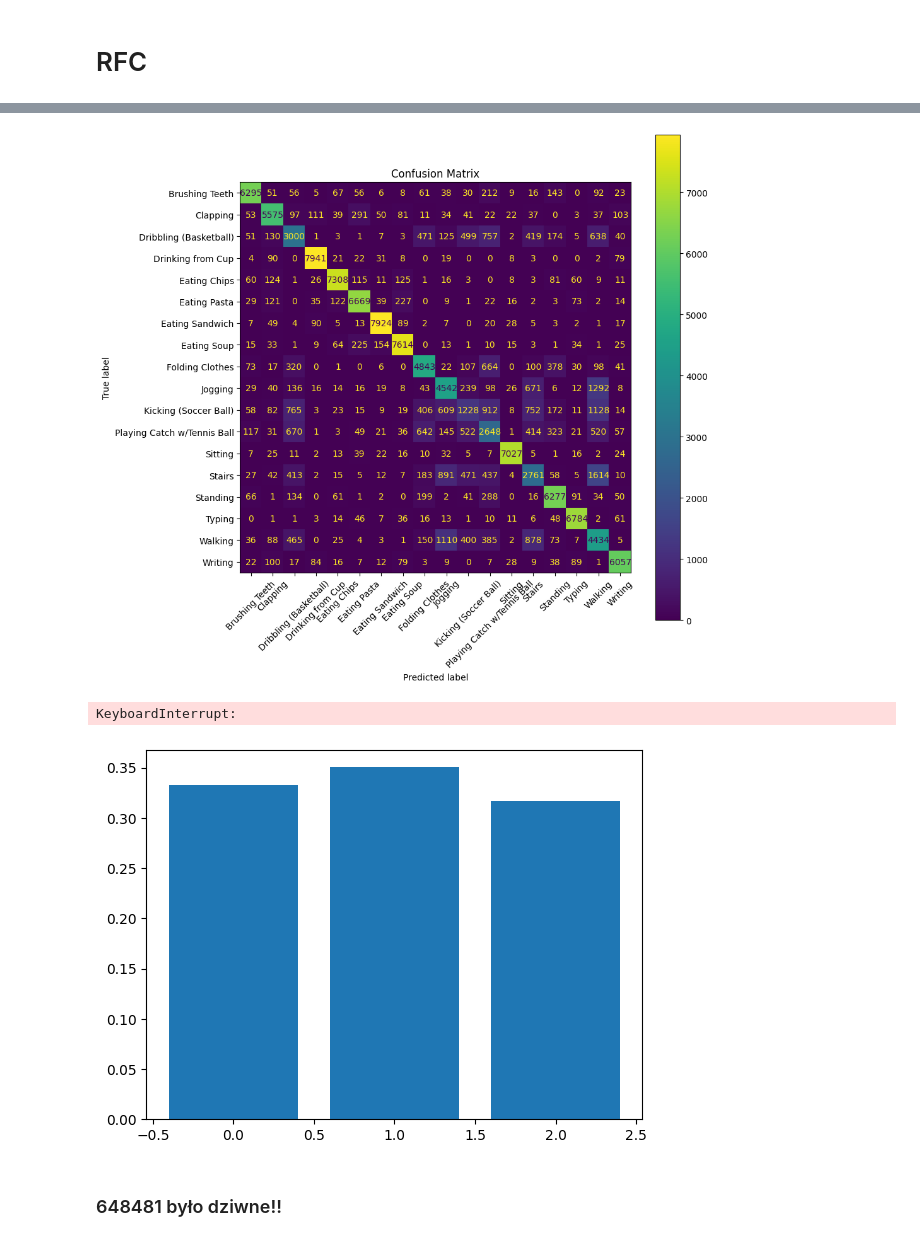
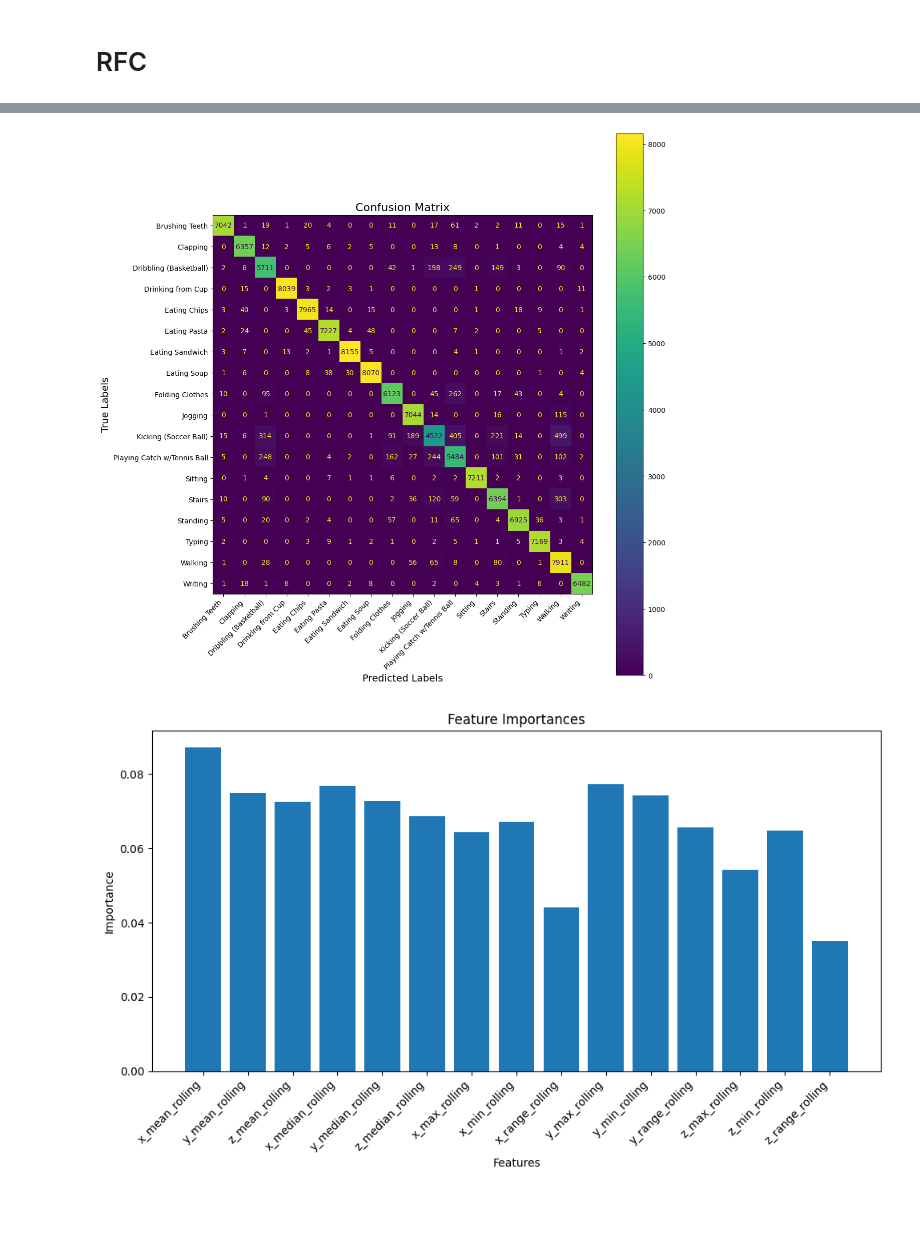
Before and after one commit to Solka99/StudioProjektowe1, a Jupyter notebook: main.ipynb, the cells around one changed output, grey strips where cells are left out. Saved outputs shown, nothing was run; the diff lists cells and outputs as text; code cells hidden in the pictures; blank space fills up the shorter version.

```diff
--- a/main.ipynb
+++ b/main.ipynb
@@ -25,5 +52,5 @@ data.head()
 # %%
-X = data[['x', 'y', 'z']]
+X = data.drop(columns=['activity','x','y','z'])
 y = data['activity']
 # %%
 from sklearn.model_selection import train_test_split
@@ -33,7 +60,7 @@ X_train, X_test, y_train, y_test = train_test_split(X,y,test_size=0.2)
 # %%
 import time
 start=time.time()
-rf = RandomForestClassifier(n_estimators=500,max_depth=20,n_jobs=-1)
+rf = RandomForestClassifier(n_estimators=200,max_depth=20,n_jobs=-1)
 rf.fit(X_train, y_train)
 stop=time.time()
 print(stop-start)
@@ -76,17 +106,23 @@ print(report)
 # %%
 from sklearn.metrics import confusion_matrix, ConfusionMatrixDisplay
 import matplotlib.pyplot as plt
 
-# Oblicz macierz konfuzji
 cm = confusion_matrix(y_test, y_pred)
 
-# Stwórz obiekt wyświetlania macierzy konfuzji
 disp = ConfusionMatrixDisplay(confusion_matrix=cm, display_labels=label_encoder.classes_)
 
-# Zwiększenie rozmiaru wykresu i dostosowanie etykiet
-fig, ax = plt.subplots(figsize=(10, 10))  # Dopasuj rozmiar (zmień 10, 10 na większe, jeśli potrzeba)
-disp.plot(ax=ax, cmap='viridis', xticks_rotation=45)  # Rotacja etykiet osi X
-plt.title("Confusion Matrix")
+fig, ax = plt.subplots(figsize=(12, 12))
+disp.plot(ax=ax, cmap='viridis', colorbar=True)
+
+
+plt.xticks(rotation=45, ha='right')
+plt.yticks(rotation=0)
+plt.title("Confusion Matrix", fontsize=16)
+plt.xlabel("Predicted Labels", fontsize=14)
+plt.ylabel("True Labels", fontsize=14)
+
+
+plt.tight_layout()
 plt.show()
 # %% [output]
-[figure, old version]
+[figure, new version]
@@ -106,4 +128,0 @@ grid_search = GridSearchCV(forest_reg, param_grid, cv=5, scoring='accuracy')
-# %%
-grid_search.fit(X_train, y_train_good)
-# %% [output]
-KeyboardInterrupt:
@@ -112,7 +129,18 @@ grid_search.best_params_
 # %%
 import matplotlib.pyplot as plt
+
+
 feature_importances = rf.feature_importances_
-plt.bar(range(len(feature_importances)), feature_importances)
+features = X.columns
+
+
+plt.figure(figsize=(10, 6))
+plt.bar(range(len(feature_importances)), feature_importances, tick_label=features)
+plt.xticks(rotation=45, ha='right')
+plt.title("Feature Importances")
+plt.xlabel("Features")
+plt.ylabel("Importance")
+plt.tight_layout()
 plt.show()
 # %% [output]
-[figure, old version]
+[figure, new version]
@@ -126,2 +146,0 @@ filtered_data = data[~data['activity'].isin(list)]
-# %% [markdown]
-### 648481 było dziwne!!
```
Also changed, not shown: parts of 26 cells of this notebook, 1 other file.
